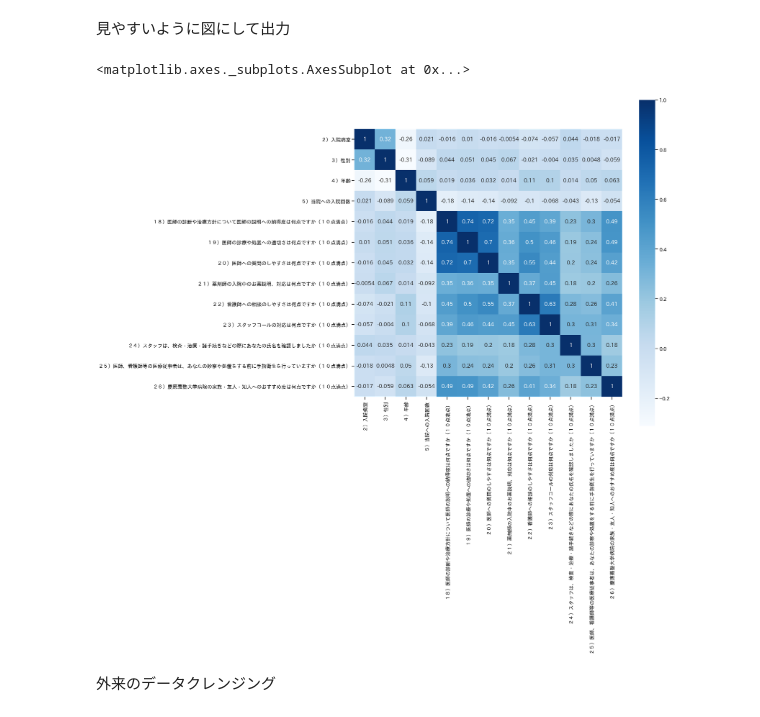
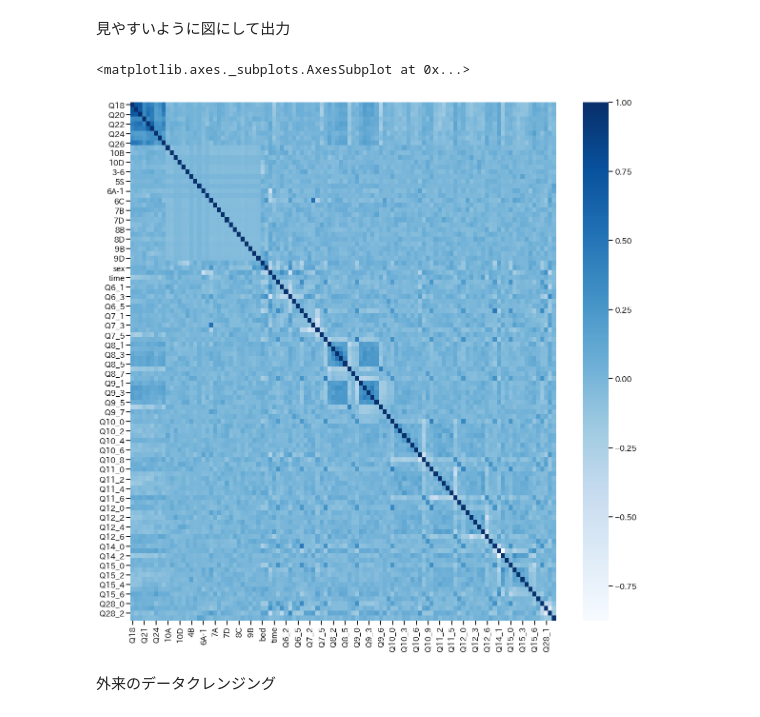
Before and after one commit to KAJITA61724/hello-world, a Jupyter notebook: 患者満足度2020.ipynb, the cells around one changed output. Drawn from its saved outputs; the diff is of its cells as text; code cells hidden in the pictures.

```diff
--- a/患者満足度2020.ipynb
+++ b/患者満足度2020.ipynb
@@ -1353,0 +1860,6 @@ nyuuin =nyuuin.drop(columns="１）入院病棟")
+# %%
+nyuuin =data.drop(columns="１７－４）１７－３）の設問に対する点数の理由をお聞かせください。")
+nyuuin =nyuuin.drop(columns="２７）２６）でつけた点数の理由をお聞かせください")
+nyuuin =nyuuin.drop(columns="２９）その他病院へのご意見・ご要望などございましたら、ご記入をお願いします。")
+
+bed_num_data = nyuuin
@@ -1405,3 +1937,17 @@ nyuuin["２６）慶應義塾大学病院の家族・友人・知人へのおす
+# %%
+bed_num_data["age"] = bed_num_data["age"].fillna(bed_num_data["age"].mean())
+bed_num_data["time"] = bed_num_data["time"].fillna(bed_num_data["time"].mean())
+bed_num_data["Q18"] = bed_num_data["Q18"].fillna(bed_num_data["Q18"].mean())
+bed_num_data["Q19"] = bed_num_data["Q19"].fillna(bed_num_data["Q19"].mean())
+bed_num_data["Q20"] = bed_num_data["Q20"].fillna(bed_num_data["Q20"].mean())
+bed_num_data["Q21"] = bed_num_data["Q21"].fillna(bed_num_data["Q21"].mean())
+bed_num_data["Q22"] = bed_num_data["Q22"].fillna(bed_num_data["Q22"].mean())
+bed_num_data["Q23"] = bed_num_data["Q23"].fillna(bed_num_data["Q23"].mean())
+bed_num_data["Q24"] = bed_num_data["Q24"].fillna(bed_num_data["Q24"].mean())
+bed_num_data["Q25"] = bed_num_data["Q25"].fillna(bed_num_data["Q25"].mean())
+bed_num_data["Q26"] = bed_num_data["Q26"].fillna(bed_num_data["Q26"].mean())
+# %%
+bed_num_data["Q17-3"] = bed_num_data["Q17-3"].fillna(0)
 # %%
 from sklearn import tree
 # %% [markdown]
@@ -1411,6 +1958,6 @@ nyuuin.to_csv("nyuuin2020.csv")
 # %% [markdown]
 相関係数を出す
 # %%
-df_corr = nyuuin.corr()
+df_corr = bed_num_data.corr()
 print(df_corr)
 # %% [output]
@@ -1463,11 +2008,11 @@ sns.heatmap(df_corr)
 # %%
 sns.set_context("talk")
 fig = plt.subplots(figsize=(20,20))
 
-sns.heatmap(df_corr, annot=True,cmap='Blues',square=True)
+sns.heatmap(df_corr,cmap='Blues')
 # %% [output]
 <matplotlib.axes._subplots.AxesSubplot at 0x...>
-[figure, old version]
+[figure, new version]
 # %% [markdown]
 外来のデータクレンジング
 # %%
```
Also changed, not shown: parts of 269 cells of this notebook.
